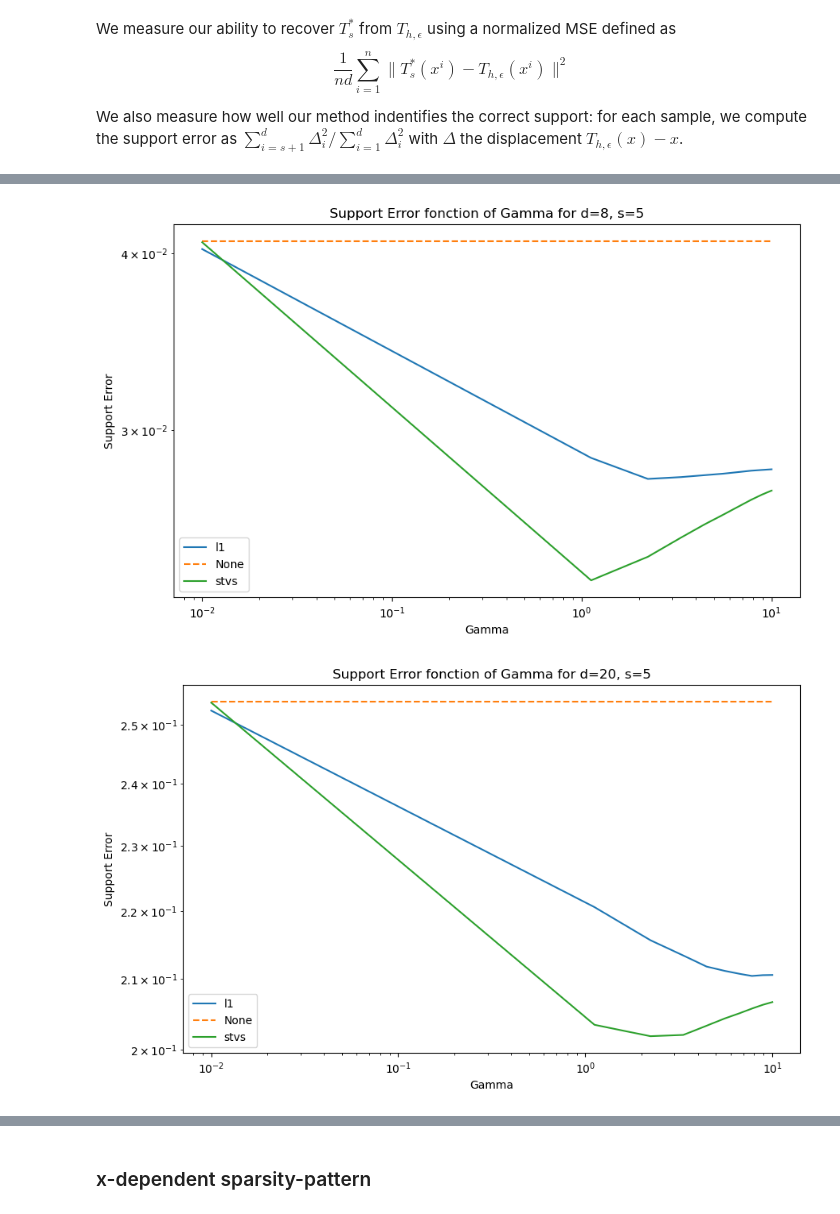
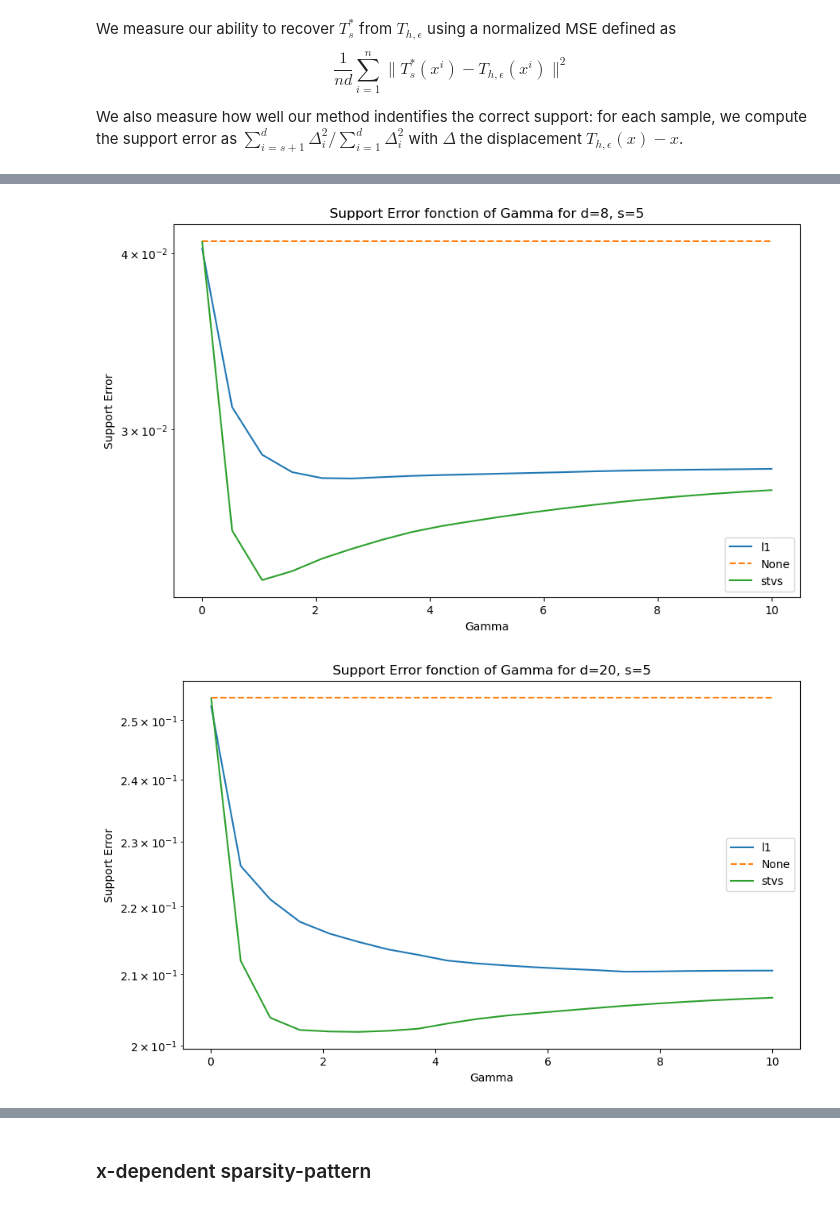
Before and after one commit to Tordjx/Optimal-transport, a Jupyter notebook: theorie.ipynb, the cells around one changed output, grey strips where cells are left out. Drawn from its saved outputs; the diff is of its cells as text; code cells hidden in the pictures.

Commit message:
update plot

```diff
--- a/theorie.ipynb
+++ b/theorie.ipynb
@@ -222,6 +265,4 @@ df = pd.read_csv("df1.csv")
 # %%
-import matplotlib.pyplot as plt
-
 for d_value, d_group in df.groupby('D'):
     fig, ax = plt.subplots(figsize=(10, 6))
     for key, grp in d_group.groupby('Reg_Name'):
@@ -233,7 +274,7 @@ for d_value, d_group in df.groupby('D'):
     ax.set_xlabel('Gamma')
     ax.set_ylabel('NMSE')
     ax.set_title(f'NMSE fonction of Gamma for d={d_value}'+', s=5')
-    ax.set_xscale('log')
+    #ax.set_xscale('log')
     ax.legend()
     plt.show()
 # %% [output]
@@ -243,19 +284,19 @@ for d_value, d_group in df.groupby('D'):
 # %%
 for d_value, d_group in df.groupby('D'):
     fig, ax = plt.subplots(figsize=(10, 6))
     for key, grp in d_group.groupby('Reg_Name'):
         if key=="none":
             ax.plot(grp['Gamma'], grp['S_Error'], linestyle='dashed', label='None')
         else:
             ax.plot(grp['Gamma'], grp['S_Error'], label=key)
 
     ax.set_xlabel('Gamma')
     ax.set_ylabel('Support Error')
     ax.set_title(f'Support Error fonction of Gamma for d={d_value}'+', s=5')
-    ax.set_xscale('log')
+    #ax.set_xscale('log')
     ax.set_yscale('log')
     ax.legend()
     plt.show()
 # %% [output]
-[figure, old version]
+[figure, new version]
-[figure, old version]
+[figure, new version]
```
Also changed, not shown: parts of 15 cells of this notebook, 1 other file.
